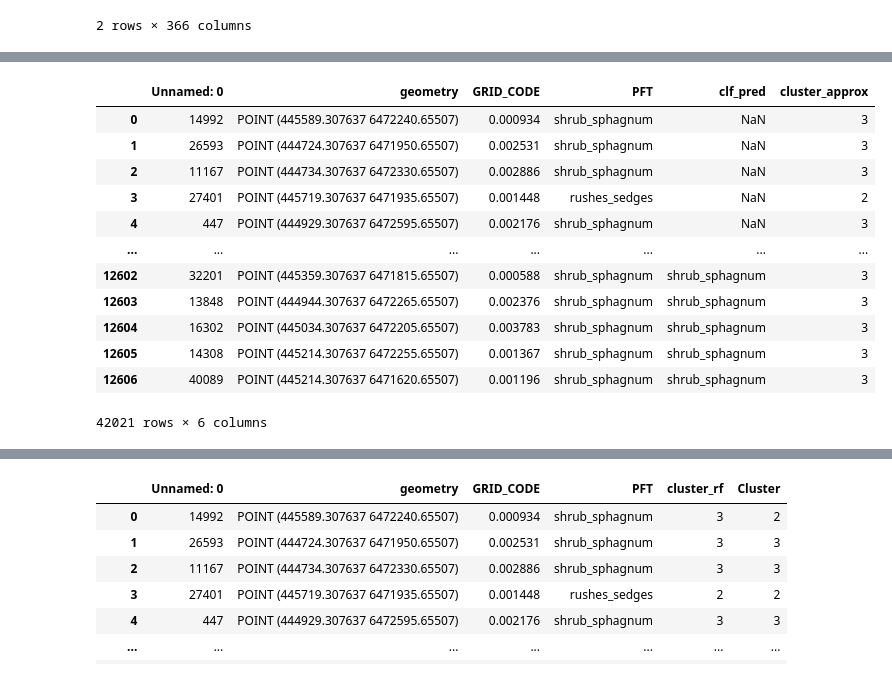
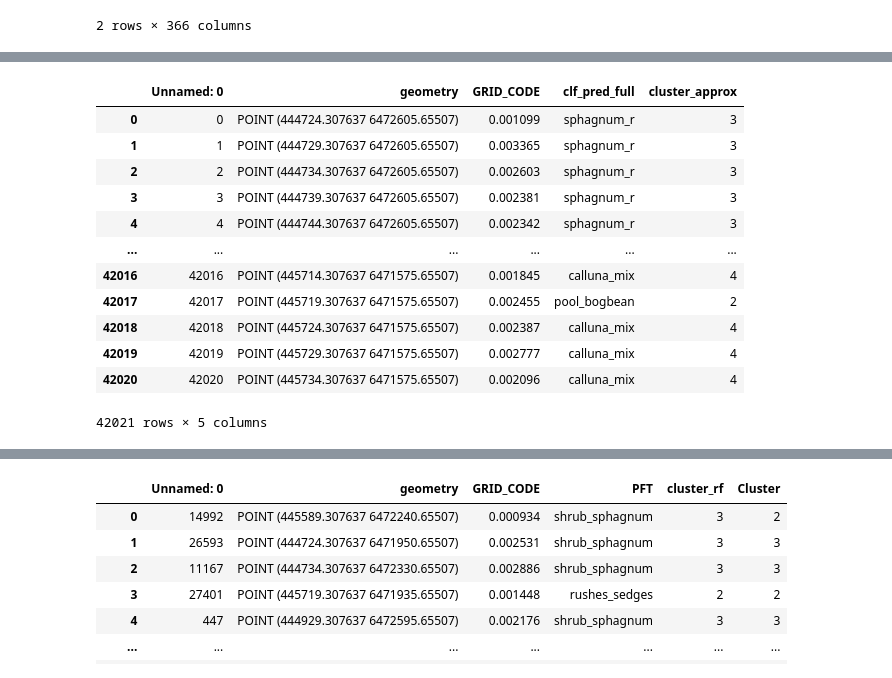
Before and after one commit to rachelzwalker/Flow_Country_HSI_and_PSM, a Jupyter notebook: python_notebooks/k-means_RF_compare.ipynb, the cells around one changed output, grey strips where cells are left out. Saved outputs shown, nothing was run; the diff lists cells and outputs as text; code cells hidden in the pictures.

Commit message:
6 cluster comparison with rf with 6 categories

```diff
--- a/python_notebooks/k-means_RF_compare.ipynb
+++ b/python_notebooks/k-means_RF_compare.ipynb
@@ -6,6 +6,8 @@
 import pandas as pd
 import geopandas
 
-kmc_full = pd.read_csv('unsupervised/cross_lochs_kmc_alt.csv')
-rf_test = pd.read_csv('supervised/cross_lochs_results_gdf.csv')
-rf_train = pd.read_csv('supervised/cross_lochs_train_gdf.csv')
+kmc_full = pd.read_csv('unsupervised/cross_lochs_kmc_6_alt.csv')
+# rf_test = pd.read_csv('supervised/cross_lochs_results_gdf.csv')
+# rf_train = pd.read_csv('supervised/cross_lochs_train_gdf.csv')
+
+rf = pd.read_csv('supervised/cross_lochs_results_sample_full_gdf.csv')
@@ -62,48 +50,29 @@ rf_test.head()
 # %%
-rf_both = [rf_train, rf_test]
-rf = pd.concat(rf_both)
+# rf_both = [rf_train, rf_test]
+# rf = pd.concat(rf_both)
 # %%
 import numpy as np
 
 rf["cluster_approx"] = ""
 
-# for index, row in kmc.iterrows():
-#     if rf.iloc[index,3] == "water":
-#         rf["cluster_approx"] = 1
-#     else:
-#         0
 
-# rf
-
-# for i in rf['PFT']:
-#     if 'water' in i:
-#         rf['cluster_approx'] = 1
-#     if 'rushes_sedges' in i:
-#         rf['cluster_approx'] = 2
-#     if 'shrub_sphagnum' in i:
-#         rf['cluster_approx'] = 3
-#     if 'pool_bogbean' in i:
-#         rf['cluster_approx'] = 4
-#     else:
-#         rf['cluster_approx'] = 0
-
-rf['cluster_approx'] = pd.np.where(rf.PFT.str.contains("water"), 1,
-                   pd.np.where(rf.PFT.str.contains("rushes"), 2,
-                   pd.np.where(rf.PFT.str.contains("shrub"), 3, pd.np.where(rf.PFT.str.contains("pool"), 4, 0))))
+rf['cluster_approx'] = pd.np.where(rf.clf_pred_full.str.contains("water"), 1,
+                   pd.np.where(rf.clf_pred_full.str.contains("pool_bogbean"), 2, pd.np.where(rf.clf_pred_full.str.contains("rushes"), 5,
+                   pd.np.where(rf.clf_pred_full.str.contains("sphagnum_r"), 3, pd.np.where(rf.clf_pred_full.str.contains("calluna"), 4, 0)))))
 
 rf
 # %% [output]
-|  | Unnamed: 0 | geometry | GRID_CODE | PFT | clf_pred | cluster_approx |
-| 0 | 14992 | POINT (445589.307637 6472240.65507) | 0.000934 | shrub_sphagnum | NaN | 3 |
-| 1 | 26593 | POINT (444724.307637 6471950.65507) | 0.002531 | shrub_sphagnum | NaN | 3 |
-| 2 | 11167 | POINT (444734.307637 6472330.65507) | 0.002886 | shrub_sphagnum | NaN | 3 |
-| 3 | 27401 | POINT (445719.307637 6471935.65507) | 0.001448 | rushes_sedges | NaN | 2 |
-| 4 | 447 | POINT (444929.307637 6472595.65507) | 0.002176 | shrub_sphagnum | NaN | 3 |
-| ... | ... | ... | ... | ... | ... | ... |
-| 12602 | 32201 | POINT (445359.307637 6471815.65507) | 0.000588 | shrub_sphagnum | shrub_sphagnum | 3 |
-| 12603 | 13848 | POINT (444944.307637 6472265.65507) | 0.002376 | shrub_sphagnum | shrub_sphagnum | 3 |
-| 12604 | 16302 | POINT (445034.307637 6472205.65507) | 0.003783 | shrub_sphagnum | shrub_sphagnum | 3 |
-| 12605 | 14308 | POINT (445214.307637 6472255.65507) | 0.001367 | shrub_sphagnum | shrub_sphagnum | 3 |
-| 12606 | 40089 | POINT (445214.307637 6471620.65507) | 0.001196 | shrub_sphagnum | shrub_sphagnum | 3 |
+|  | Unnamed: 0 | geometry | GRID_CODE | clf_pred_full | cluster_approx |
+| 0 | 0 | POINT (444724.307637 6472605.65507) | 0.001099 | sphagnum_r | 3 |
+| 1 | 1 | POINT (444729.307637 6472605.65507) | 0.003365 | sphagnum_r | 3 |
+| 2 | 2 | POINT (444734.307637 6472605.65507) | 0.002603 | sphagnum_r | 3 |
+| 3 | 3 | POINT (444739.307637 6472605.65507) | 0.002381 | sphagnum_r | 3 |
+| 4 | 4 | POINT (444744.307637 6472605.65507) | 0.002342 | sphagnum_r | 3 |
+| ... | ... | ... | ... | ... | ... |
+| 42016 | 42016 | POINT (445714.307637 6471575.65507) | 0.001845 | calluna_mix | 4 |
+| 42017 | 42017 | POINT (445719.307637 6471575.65507) | 0.002455 | pool_bogbean | 2 |
+| 42018 | 42018 | POINT (445724.307637 6471575.65507) | 0.002387 | calluna_mix | 4 |
+| 42019 | 42019 | POINT (445729.307637 6471575.65507) | 0.002777 | calluna_mix | 4 |
+| 42020 | 42020 | POINT (445734.307637 6471575.65507) | 0.002096 | calluna_mix | 4 |
-42021 rows × 6 columns
+42021 rows × 5 columns
 # %%
```
Also changed, not shown: parts of 18 cells of this notebook.
